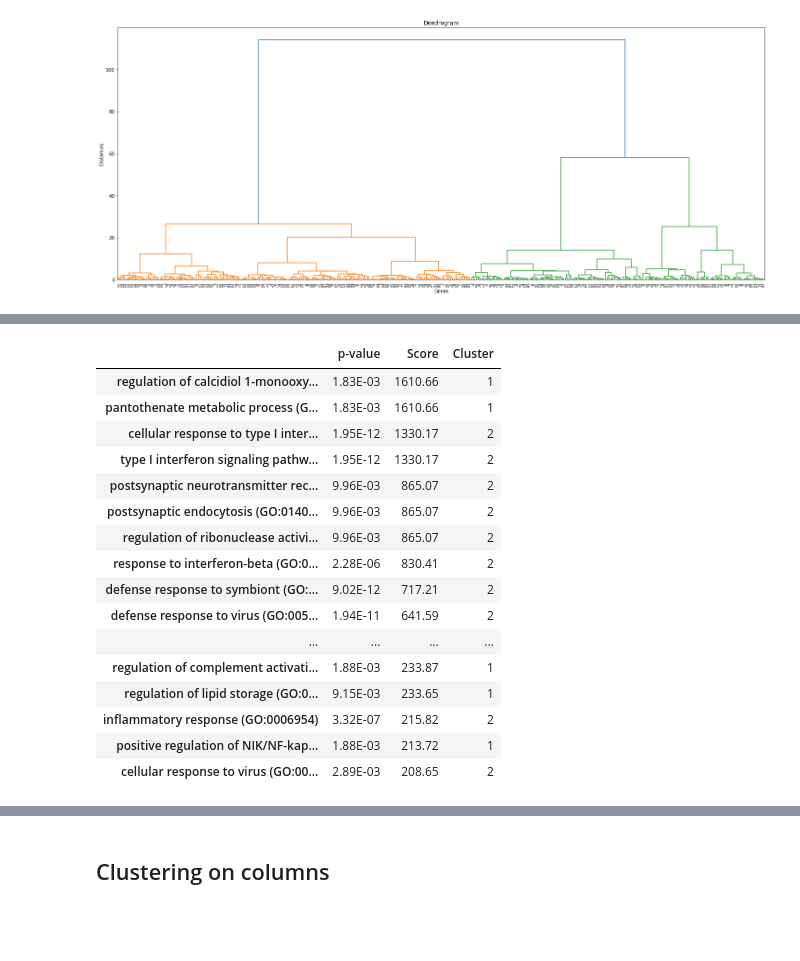
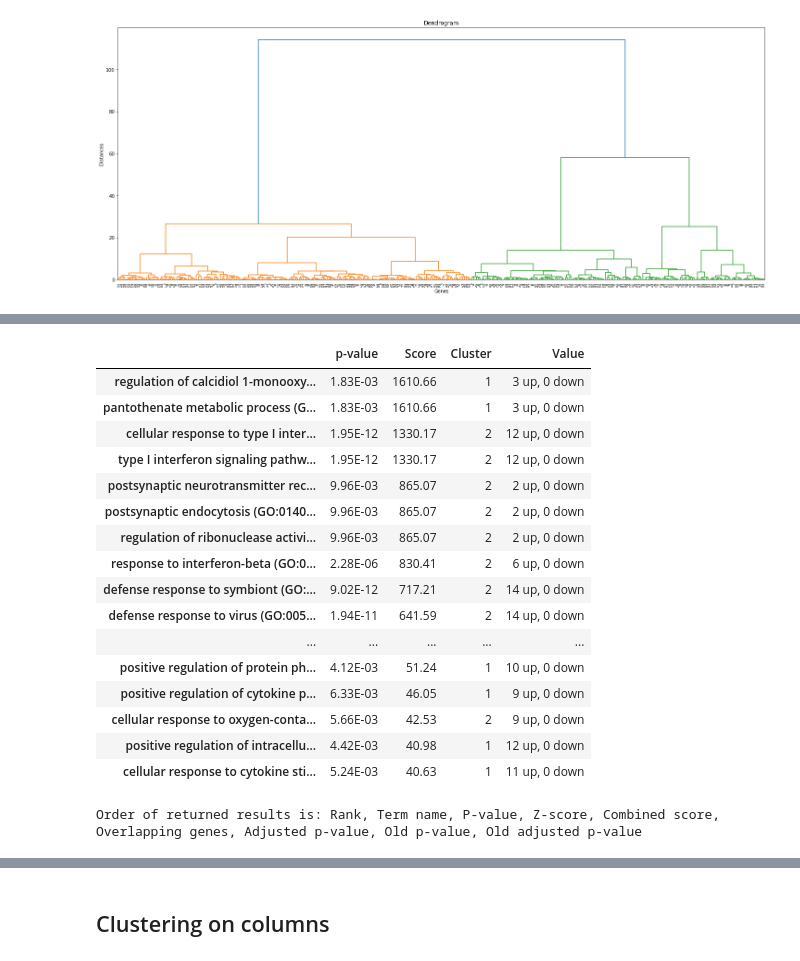
Before and after one commit to PRodrigues98/Analysis-of-regulatory-response-to-SARS-CoV-2-infection, a Jupyter notebook: Clustering/Clustering_NHBE.ipynb, the cells around one changed output, grey strips where cells are left out. Drawn from its saved outputs; the diff is of its cells as text; code cells hidden in the pictures; blank space fills up the shorter version.

```diff
--- a/Clustering/Clustering_NHBE.ipynb
+++ b/Clustering/Clustering_NHBE.ipynb
@@ -68,7 +68,7 @@ array([0, 0, 0, 2, 2, 0, 0, 1, 0, 0, 2, 0, 0, 0, 2, 2, 2, 1, 1, 2, 0, 0,
 # %%
 dissimilarity = 1 - np.abs(filtered_data.T.corr())
 hierarchy = linkage(squareform(dissimilarity), method='ward')
-labels['pearson'] = fcluster(hierarchy, 3, criterion='maxclust') - 1
+labels['pearson'] = fcluster(hierarchy, 10, criterion='maxclust') - 1
 # %%
 labels['pearson']
 # %% [output]
@@ -90,7 +90,7 @@ array([2, 2, 0, 1, 1, 2, 2, 1, 0, 0, 2, 2, 2, 0, 1, 1, 1, 1, 1, 2, 2, 2,
 # %%
 dissimilarity = 1 - np.abs(filtered_data.T.corr(method='spearman'))
 hierarchy = linkage(squareform(dissimilarity), method='ward')
-labels['spearman'] = fcluster(hierarchy, 3, criterion='maxclust') - 1
+labels['spearman'] = fcluster(hierarchy, 10, criterion='maxclust') - 1
 # %%
 labels['spearman']
 # %% [output]
@@ -189,15 +197,20 @@ Order of returned results is: Rank, Term name, P-value, Z-score, Combined score,
 import json
 
 with open('results_NHBE.json', 'w') as file:
-     file.write(json.dumps(results_enrichment)) # use `json.loads` to do the reverse
+     #file.write(json.dumps(results_enrichment)) # use `json.loads` to do the reverse
 # %%
 import json
 
 with open('results_NHBE.json') as file:
     results_enrichment = json.load(file)
 # %%
-dataset = {'p-value': [], 'Score': [], 'Cluster': []}
+dataset = {'p-value': [], 'Score': [], 'Cluster': [], 'Value': []}
 index = []
+
+data = dt.get_data('NHBE', 'healthy', 'sars-cov2', series = (1,))
+
+columns_healthy = dt.get_columns('NHBE', 'healthy', series = (1,))
+columns_sars_cov2 = dt.get_columns('NHBE', 'sars-cov2', series = (1,))
 
 for cluster_num in range(len(results_enrichment['distance'])):
     for term in results_enrichment['distance'][cluster_num]:
@@ -205,31 +218,60 @@ for cluster_num in range(len(results_enrichment['distance'])):
         dataset['p-value'] += [term[6]]
         dataset['Score'] += [term[4]]
         dataset['Cluster'] += [cluster_num]
+
+        genes = term[5]
+        sub = data.loc[genes, columns_healthy].values - data.loc[genes, columns_sars_cov2].values
+        avg_sub = np.mean(sub, axis = 1)
+
+        downs = 0
+        ups = 0
+
+        for e in avg_sub:
+            if e > 0:
+                downs += 1
+            elif e < 0:
+                ups += 1
+
+        dataset['Value'] += ['%d up, %d down' % (ups, downs)]
+
 enrichment_dataset = pd.DataFrame(dataset, index = index)
 # %%
 pd.set_option("display.max_rows", None)
-selection = enrichment_dataset[enrichment_dataset['p-value'] < 0.01].sort_values('Score', ascending = False).head(25)
+selection = enrichment_dataset[enrichment_dataset['p-value'] < 0.01].sort_values('Score', ascending = False)
 
 selection['p-value'] = selection['p-value'].map(lambda x: '%.2E' % x)
 selection['Score'] = selection['Score'].map(lambda x: '%.2f' % x)
 
-#selection.to_csv('NHBE_table.csv')
+#selection.to_csv('NHBE_table_with_updown.csv')
 selection
 # %% [output]
-|  | p-value | Score | Cluster |
-| regulation of calcidiol 1-monooxy... | 1.83E-03 | 1610.66 | 1 |
-| pantothenate metabolic process (G... | 1.83E-03 | 1610.66 | 1 |
-| cellular response to type I inter... | 1.95E-12 | 1330.17 | 2 |
-| type I interferon signaling pathw... | 1.95E-12 | 1330.17 | 2 |
-| postsynaptic neurotransmitter rec... | 9.96E-03 | 865.07 | 2 |
-| postsynaptic endocytosis (GO:0140... | 9.96E-03 | 865.07 | 2 |
-| regulation of ribonuclease activi... | 9.96E-03 | 865.07 | 2 |
-| response to interferon-beta (GO:0... | 2.28E-06 | 830.41 | 2 |
-| defense response to symbiont (GO:... | 9.02E-12 | 717.21 | 2 |
-| defense response to virus (GO:005... | 1.94E-11 | 641.59 | 2 |
-| ... | ... | ... | ... |
-| regulation of complement activati... | 1.88E-03 | 233.87 | 1 |
-| regulation of lipid storage (GO:0... | 9.15E-03 | 233.65 | 1 |
-| inflammatory response (GO:0006954) | 3.32E-07 | 215.82 | 2 |
-| positive regulation of NIK/NF-kap... | 1.88E-03 | 213.72 | 1 |
-| cellular response to virus (GO:00... | 2.89E-03 | 208.65 | 2 |
+|  | p-value | Score | Cluster | Value |
+| regulation of calcidiol 1-monooxy... | 1.83E-03 | 1610.66 | 1 | 3 up, 0 down |
+| pantothenate metabolic process (G... | 1.83E-03 | 1610.66 | 1 | 3 up, 0 down |
+| cellular response to type I inter... | 1.95E-12 | 1330.17 | 2 | 12 up, 0 down |
+| type I interferon signaling pathw... | 1.95E-12 | 1330.17 | 2 | 12 up, 0 down |
+| postsynaptic neurotransmitter rec... | 9.96E-03 | 865.07 | 2 | 2 up, 0 down |
+| postsynaptic endocytosis (GO:0140... | 9.96E-03 | 865.07 | 2 | 2 up, 0 down |
+| regulation of ribonuclease activi... | 9.96E-03 | 865.07 | 2 | 2 up, 0 down |
+| response to interferon-beta (GO:0... | 2.28E-06 | 830.41 | 2 | 6 up, 0 down |
+| defense response to symbiont (GO:... | 9.02E-12 | 717.21 | 2 | 14 up, 0 down |
+| defense response to virus (GO:005... | 1.94E-11 | 641.59 | 2 | 14 up, 0 down |
+| ... | ... | ... | ... | ... |
+| positive regulation of protein ph... | 4.12E-03 | 51.24 | 1 | 10 up, 0 down |
+| positive regulation of cytokine p... | 6.33E-03 | 46.05 | 1 | 9 up, 0 down |
+| cellular response to oxygen-conta... | 5.66E-03 | 42.53 | 2 | 9 up, 0 down |
+| positive regulation of intracellu... | 4.42E-03 | 40.98 | 1 | 12 up, 0 down |
+| cellular response to cytokine sti... | 5.24E-03 | 40.63 | 1 | 11 up, 0 down |
+# %%
+results = ea.getEnrichment(list(filtered_data.index), 'GO_Biological_Process_2021')['GO_Biological_Process_2021']
+
+dataset_test = {'p-value': [], 'c-score': []}
+index_test = []
+
+for term in results:
+    index_test += [term[1]]
+    dataset_test['p-value'] += [term[6]]
+    dataset_test['c-score'] += [term[4]]
+enrichment_dataset_test = pd.DataFrame(dataset_test, index = index_test)
+# %% [output]
+Order of returned results is: Rank, Term name, P-value, Z-score, Combined score, Overlapping genes, Adjusted p-value, Old p-value, Old adjusted p-value
```
Also changed, not shown: parts of 8 cells of this notebook, 49 other files.
